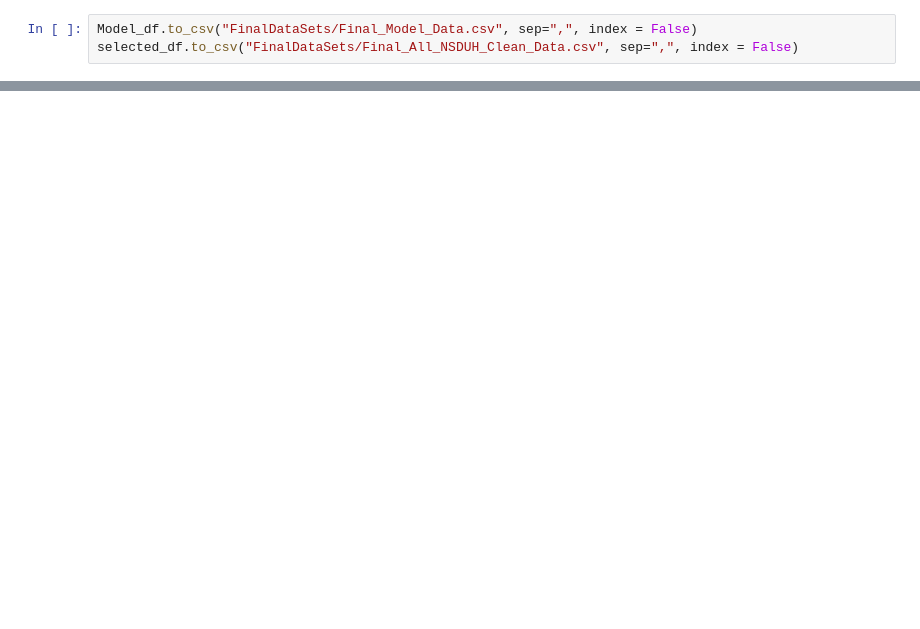
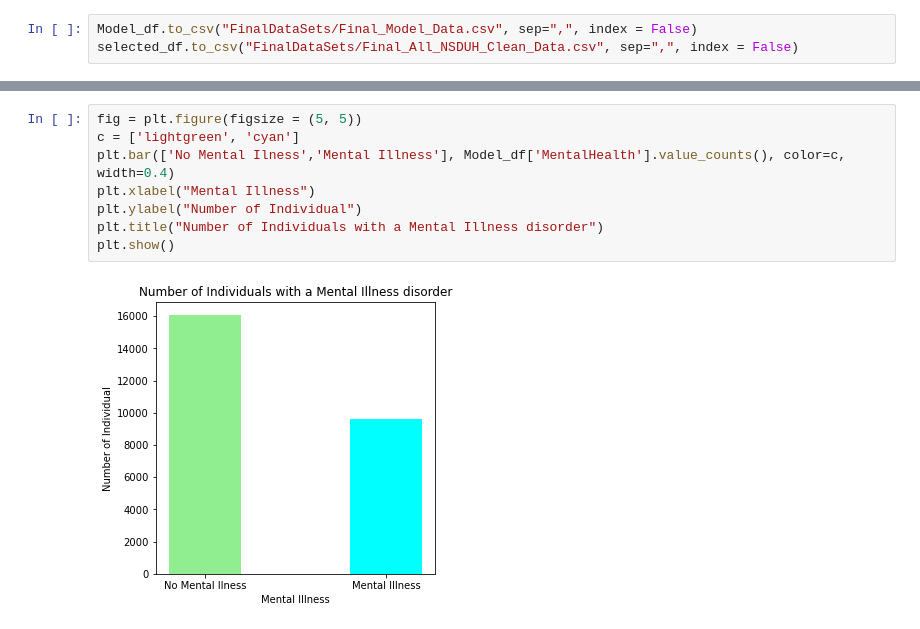
Before and after one commit to akowsh2/MentalHealthAndSubstanceAbuse, a Jupyter notebook: Mental_health_Drug_Abuse_data_cleanup.ipynb, the cells around one changed output, grey strips where cells are left out. Saved outputs shown, nothing was run; the diff lists cells and outputs as text; blank space fills up the shorter version.

```diff
--- a/Mental_health_Drug_Abuse_data_cleanup.ipynb
+++ b/Mental_health_Drug_Abuse_data_cleanup.ipynb
@@ -85,0 +166,10 @@ selected_df.to_csv("FinalDataSets/Final_All_NSDUH_Clean_Data.csv", sep=",", inde
+# %%
+fig = plt.figure(figsize = (5, 5))
+c = ['lightgreen', 'cyan']
+plt.bar(['No Mental Ilness','Mental Illness'], Model_df['MentalHealth'].value_counts(), color=c, width=0.4)
+plt.xlabel("Mental Illness")
+plt.ylabel("Number of Individual")
+plt.title("Number of Individuals with a Mental Illness disorder")
+plt.show()
+# %% [output]
+[figure, added]
```
Also changed, not shown: parts of 15 cells of this notebook.
